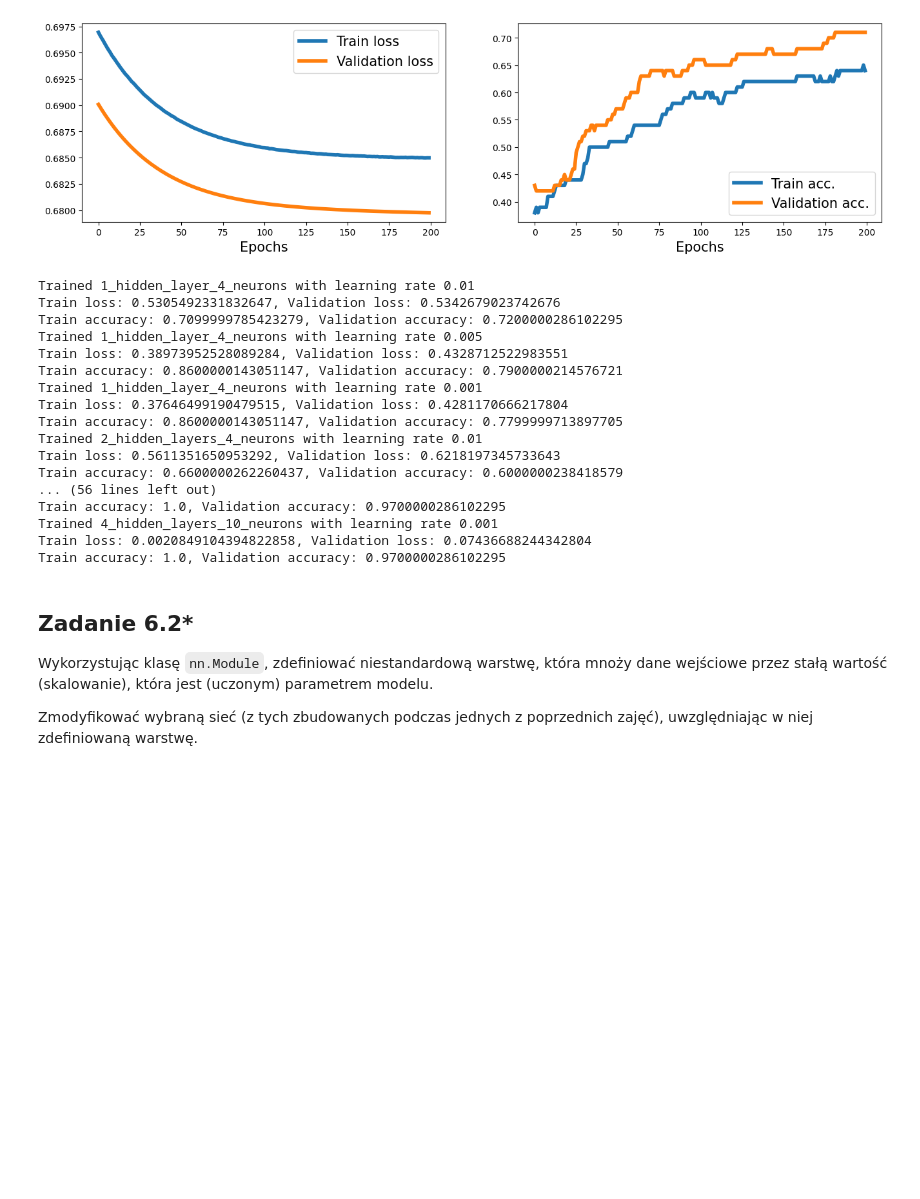
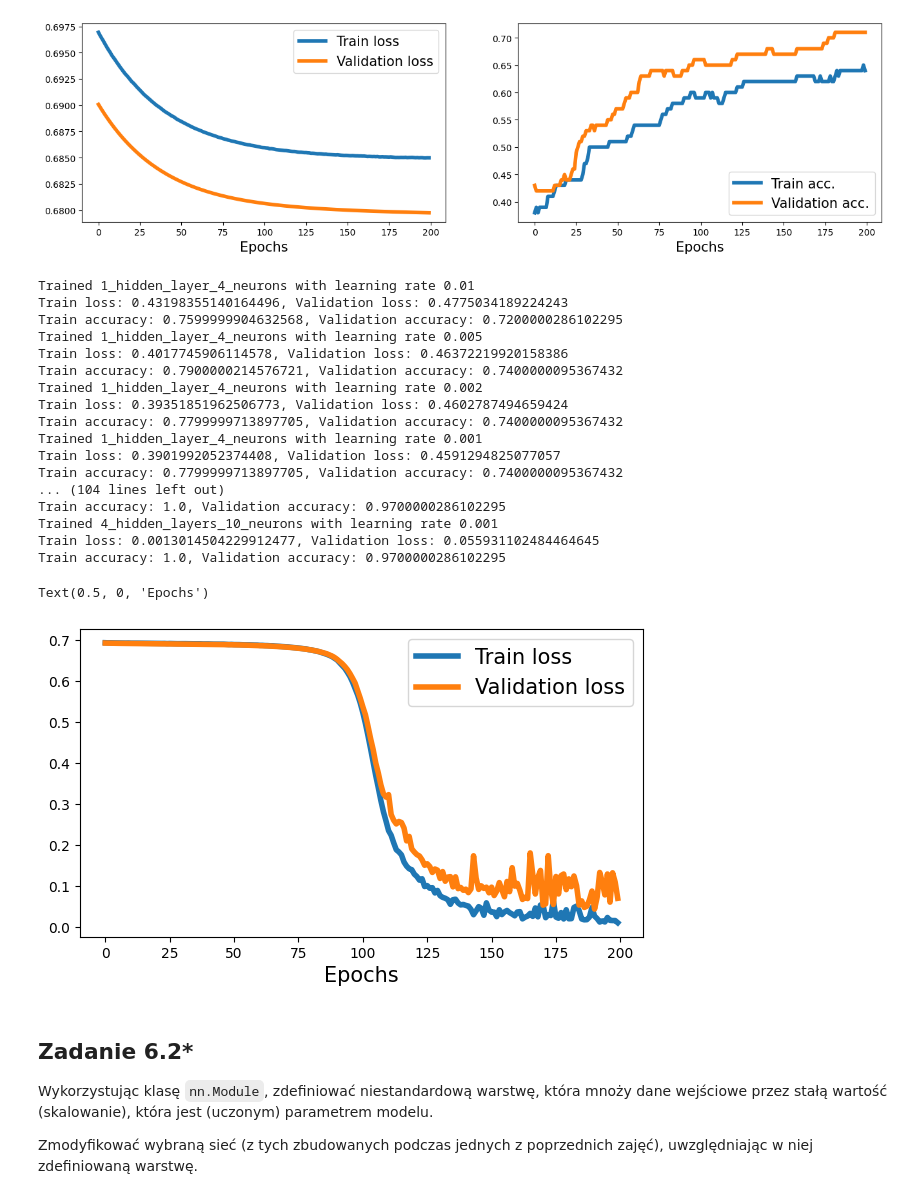
Before and after one commit to klambq/Sieci_Neuronowe_i_DL, a Jupyter notebook: laby/SNiDL_l6_v.1.0.0.ipynb, the cells around one changed output. Drawn from its saved outputs; the diff is of its cells as text; code cells hidden in the pictures; blank space fills up the shorter version.

```diff
--- a/laby/SNiDL_l6_v.1.0.0.ipynb
+++ b/laby/SNiDL_l6_v.1.0.0.ipynb
@@ -205,44 +205,67 @@ models = {
         nn.Sigmoid()
     )
 }
 
 
 loss_fn = nn.BCELoss()
 optimizers = {}
 
 learning_rates = [0.01, 0.005, 0.002, 0.001]
 for lr in learning_rates:
     for model_name, model in models.items():
         optimizers[f"{model_name}_lr_{lr}"] = torch.optim.SGD(model.parameters(), lr=lr)
 
 # Train each model with different learning rates
 history_dict = {}
 for model_name, model in models.items():
     for lr in learning_rates:
         optimizer = optimizers[f"{model_name}_lr_{lr}"]
         history = train(model, num_epochs, train_dl, x_valid, y_valid)
         history_dict[f"{model_name}_lr_{lr}"] = history
         print(f"Trained {model_name} with learning rate {lr}")
         print(f"Train loss: {history[0][-1]}, Validation loss: {history[1][-1]}")
         print(f"Train accuracy: {history[2][-1]}, Validation accuracy: {history[3][-1]}")
+
+# Pick the best model based on validation accuracy
+best_model_name = None
+best_lr = None
+best_accuracy = 0.0
+best_history = None
+for key, history in history_dict.items():
+    if history[3][-1] > best_accuracy:
+        best_accuracy = history[3][-1]
+        best_model_name, best_lr = key.split("_lr_")
+        best_history = history
+        best_model = models[best_model_name]
+
+
+#plotting the best model
+fig = plt.figure(figsize=(16, 4))
+ax = fig.add_subplot(1, 2, 1)
+plt.plot(best_history[0], lw=4)
+plt.plot(best_history[1], lw=4)
+plt.legend(['Train loss', 'Validation loss'], fontsize=15)
+ax.set_xlabel('Epochs', size=15)
 # %% [output]
 Trained 1_hidden_layer_4_neurons with learning rate 0.01
-Train loss: 0.5305492331832647, Validation loss: 0.5342679023742676
-Train accuracy: 0.7099999785423279, Validation accuracy: 0.7200000286102295
+Train loss: 0.43198355140164496, Validation loss: 0.4775034189224243
+Train accuracy: 0.7599999904632568, Validation accuracy: 0.7200000286102295
 Trained 1_hidden_layer_4_neurons with learning rate 0.005
-Train loss: 0.38973952528089284, Validation loss: 0.4328712522983551
-Train accuracy: 0.8600000143051147, Validation accuracy: 0.7900000214576721
+Train loss: 0.4017745906114578, Validation loss: 0.46372219920158386
+Train accuracy: 0.7900000214576721, Validation accuracy: 0.7400000095367432
+Trained 1_hidden_layer_4_neurons with learning rate 0.002
+Train loss: 0.39351851962506773, Validation loss: 0.4602787494659424
+Train accuracy: 0.7799999713897705, Validation accuracy: 0.7400000095367432
 Trained 1_hidden_layer_4_neurons with learning rate 0.001
-Train loss: 0.37646499190479515, Validation loss: 0.4281170666217804
-Train accuracy: 0.8600000143051147, Validation accuracy: 0.7799999713897705
-Trained 2_hidden_layers_4_neurons with learning rate 0.01
-Train loss: 0.5611351650953292, Validation loss: 0.6218197345733643
-Train accuracy: 0.6600000262260437, Validation accuracy: 0.6000000238418579
-... (56 lines left out)
+Train loss: 0.3901992052374408, Validation loss: 0.4591294825077057
+Train accuracy: 0.7799999713897705, Validation accuracy: 0.7400000095367432
+... (104 lines left out)
 Train accuracy: 1.0, Validation accuracy: 0.9700000286102295
 Trained 4_hidden_layers_10_neurons with learning rate 0.001
-Train loss: 0.0020849104394822858, Validation loss: 0.07436688244342804
+Train loss: 0.0013014504229912477, Validation loss: 0.055931102484464645
 Train accuracy: 1.0, Validation accuracy: 0.9700000286102295
+Text(0.5, 0, 'Epochs')
+[figure, added]
 # %% [markdown]
 ## Zadanie 6.2*
 
```
